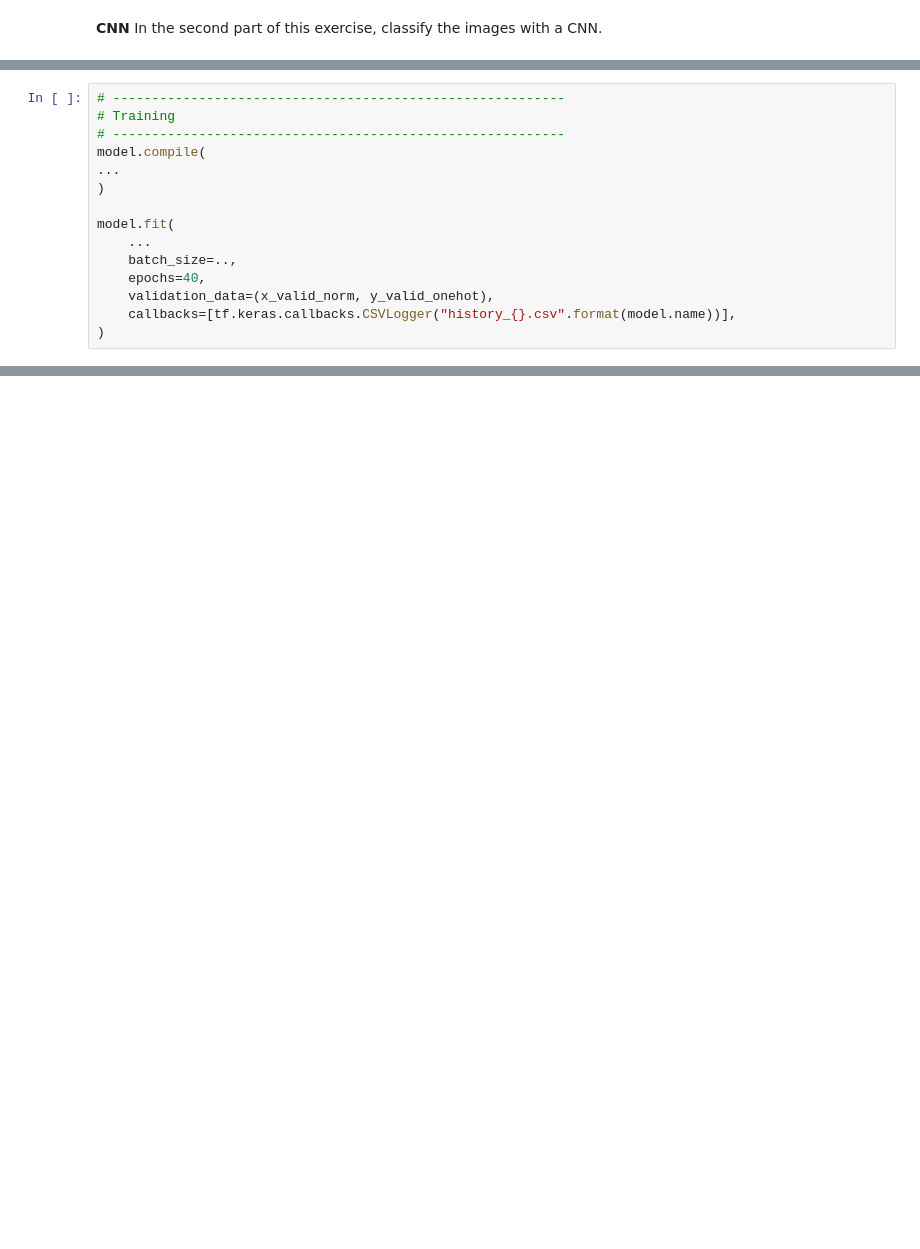
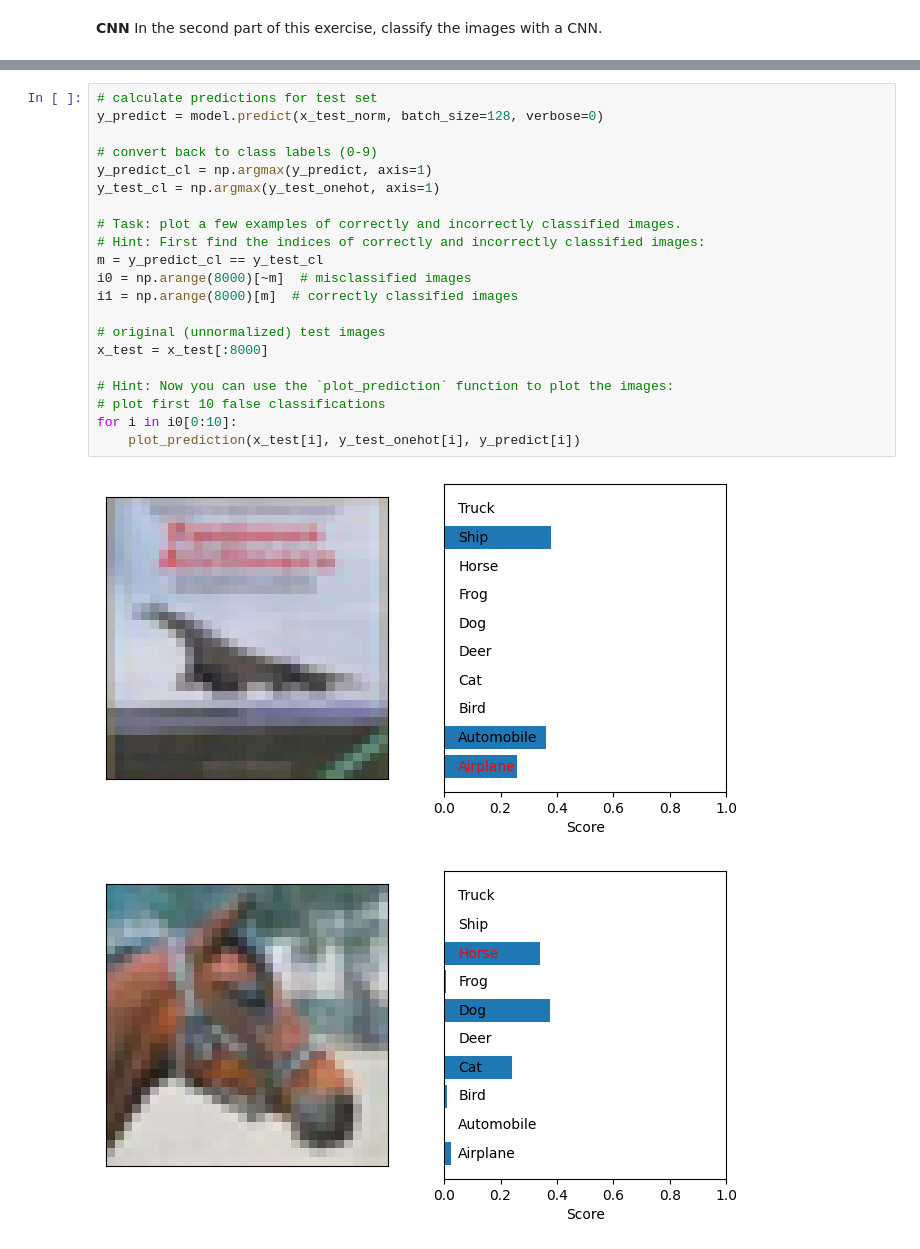
Before and after one commit to adrian-sica/ADL2025_exercises, a Jupyter notebook: Exercise7p1/Exercise_7_1_CIFAR_10.ipynb, the cells around one changed output, grey strips where cells are left out. Drawn from its saved outputs; the diff is of its cells as text; blank space fills up the shorter version.

```diff
--- a/Exercise7p1/Exercise_7_1_CIFAR_10.ipynb
+++ b/Exercise7p1/Exercise_7_1_CIFAR_10.ipynb
@@ -359,15 +350,0 @@ print(model.summary())
-# %%
-# ----------------------------------------------------------
-# Training
-# ----------------------------------------------------------
-model.compile(
-...
-)
-
-model.fit(
-    ...
-    batch_size=..,
-    epochs=40,
-    validation_data=(x_valid_norm, y_valid_onehot),
-    callbacks=[tf.keras.callbacks.CSVLogger("history_{}.csv".format(model.name))],
-)
@@ -373,0 +436,24 @@ model.fit(
+# %%
+# calculate predictions for test set
+y_predict = model.predict(x_test_norm, batch_size=128, verbose=0)
+
+# convert back to class labels (0-9)
+y_predict_cl = np.argmax(y_predict, axis=1)
+y_test_cl = np.argmax(y_test_onehot, axis=1)
+
+# Task: plot a few examples of correctly and incorrectly classified images.
+# Hint: First find the indices of correctly and incorrectly classified images:
+m = y_predict_cl == y_test_cl
+i0 = np.arange(8000)[~m]  # misclassified images
+i1 = np.arange(8000)[m]  # correctly classified images
+
+# original (unnormalized) test images
+x_test = x_test[:8000]
+
+# Hint: Now you can use the `plot_prediction` function to plot the images:
+# plot first 10 false classifications
+for i in i0[0:10]:
+    plot_prediction(x_test[i], y_test_onehot[i], y_predict[i])
+# %% [output]
+[figure, added]
+[figure, added]
```
Also changed, not shown: parts of 16 cells of this notebook.
